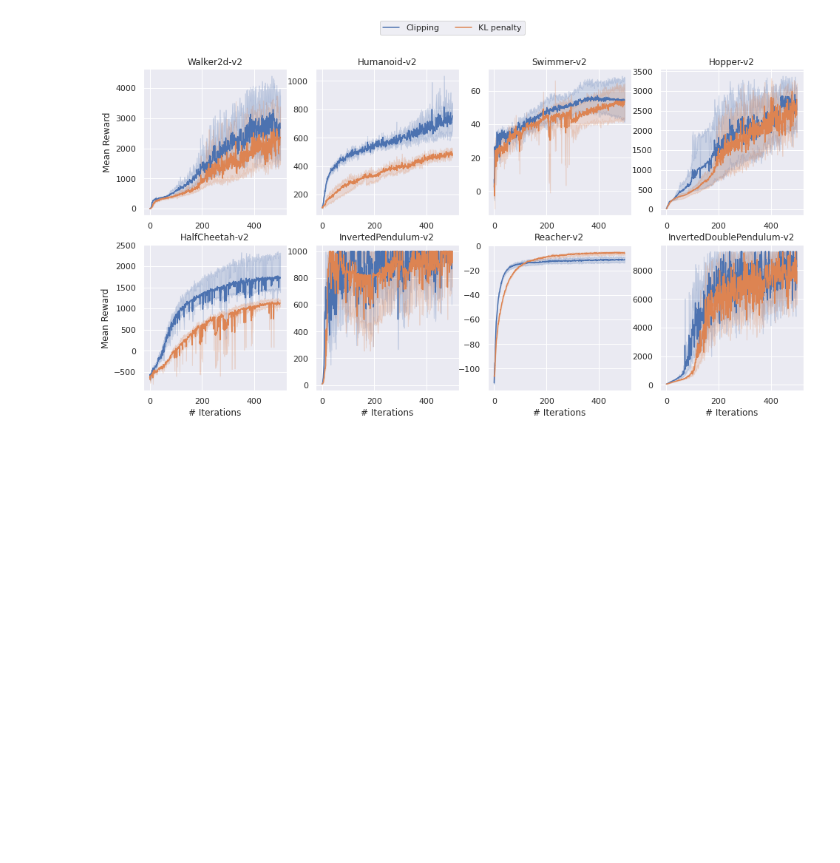
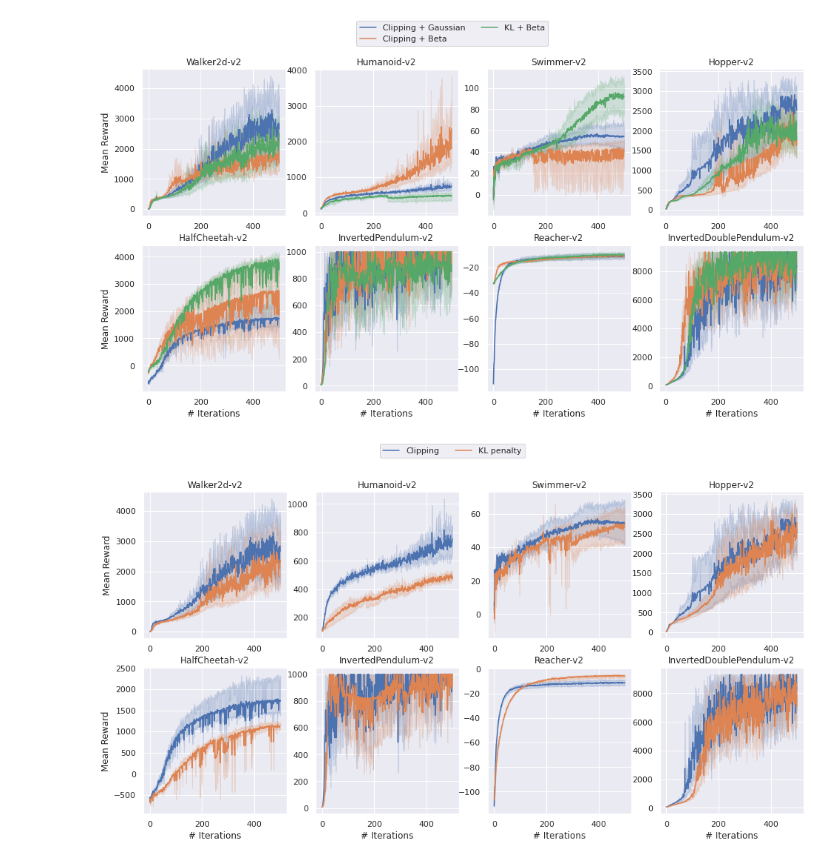
Before and after one commit to chloechsu/code-for-paper, a Jupyter notebook: analysis/base_exp.ipynb, the cells around one changed output. Saved outputs shown, nothing was run; the diff lists cells and outputs as text; code cells hidden in the pictures; blank space fills up the shorter version.

```diff
--- a/analysis/base_exp.ipynb
+++ b/analysis/base_exp.ipynb
@@ -30,6 +30,39 @@ opt = r.df('optimization')
 opt['opt_step'] = opt.index
 key_metadata = metadata[['exp_id', 'game'] + list(code_level_opts.keys())]
 opt = opt.merge(key_metadata, on='exp_id')
+# %%
+# Plot setup
+fig, ax = plt.subplots(2, 4, figsize=(16,8))
+
+for j, g in enumerate(games):
+    filt = filter_df(opt, game=g, clip_eps=0.2, kl_penalty_coeff=0.0, norm_rewards='returns',
+                     norm_advantages=True, policy_net_type='CtsPolicy')
+    sns.lineplot(filt.opt_step, filt.mean_reward, n_boot=100,
+                 ax=ax.flatten()[j], label=f"Clipping + Gaussian", legend=False)
+    filt = filter_df(opt, game=g, clip_eps=0.2, kl_penalty_coeff=0.0, norm_rewards='returns',
+                     norm_advantages=True, policy_net_type='CtsBetaPolicy')
+    sns.lineplot(filt.opt_step, filt.mean_reward, n_boot=100,
+                 ax=ax.flatten()[j], label=f"Clipping + Beta", legend=False)
+    filt = filter_df(opt, game=g, clip_eps=1e8, kl_penalty_coeff=3.0, norm_rewards='returns',
+                     norm_advantages=True, policy_net_type='CtsBetaPolicy')
+    sns.lineplot(filt.opt_step, filt.mean_reward, n_boot=100,
+                 ax=ax.flatten()[j], label=f"KL + Beta", legend=False)
+    ax.flatten()[j].set_title(g)
+
+for a in ax.flatten():
+    a.set_ylabel('')
+    a.set_xlabel('')
+for row in ax:
+    row[0].set_ylabel('Mean Reward')
+for a in ax[-1]:
+    a.set_xlabel('# Iterations')
+
+handles, labels = ax[0][0].get_legend_handles_labels()
+fig.legend(handles, labels, loc='upper center', ncol=2)
+
+plt.show()
+# %% [output]
+[figure, added]
 # %%
 # Plot setup
 fig, ax = plt.subplots(2, 4, figsize=(16,8))
```
Also changed, not shown: 1 other file.
